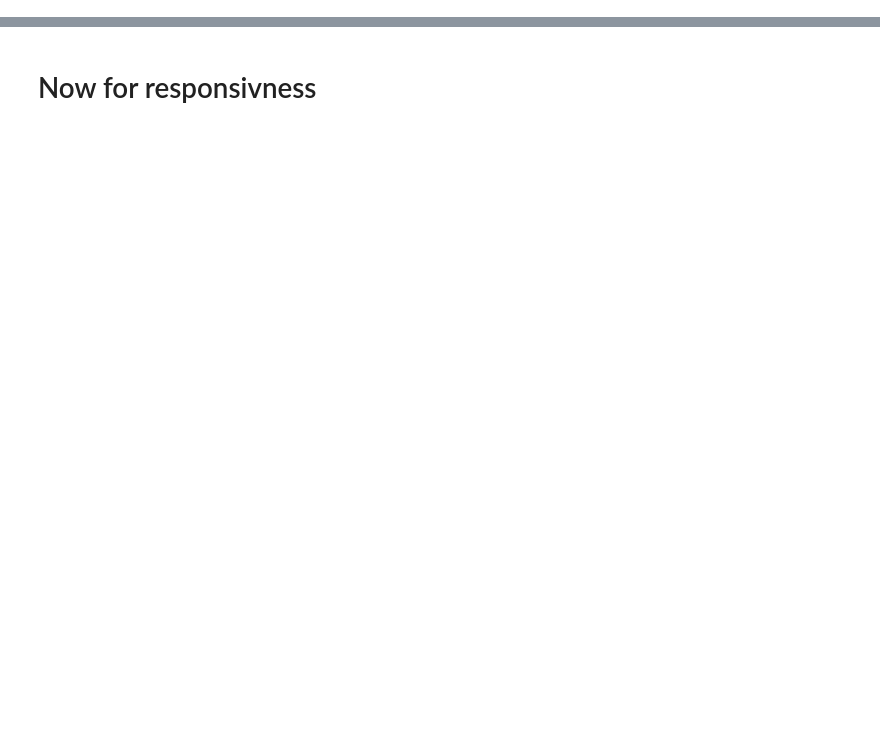
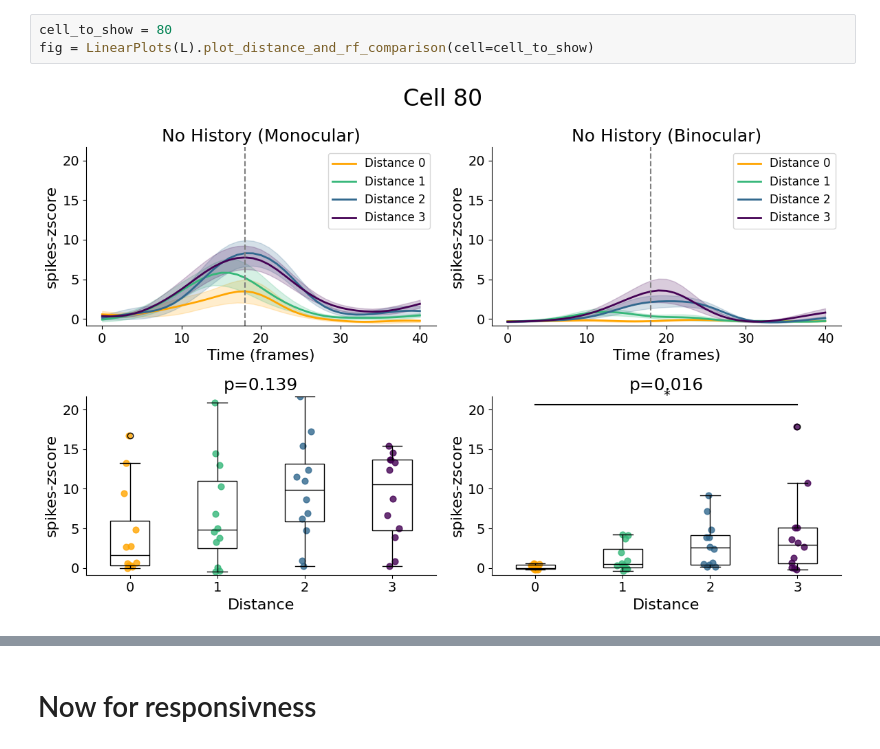
Before and after one commit to s-acosta/distance-project, a Jupyter notebook: linear-notebooks/analysis_linear-stimulus_binocular.ipynb, the cells around one changed output, grey strips where cells are left out. Cells and saved outputs as stored; diff of their text form; blank space fills up the shorter version.

```diff
--- a/linear-notebooks/analysis_linear-stimulus_binocular.ipynb
+++ b/linear-notebooks/analysis_linear-stimulus_binocular.ipynb
@@ -718,0 +56,5 @@ Creating directory: distance_comparison
+# %%
+cell_to_show = 80
+fig = LinearPlots(L).plot_distance_and_rf_comparison(cell=cell_to_show)
+# %% [output]
+[figure, added]
```
Also changed, not shown: parts of 72 cells of this notebook, 2 other files.
